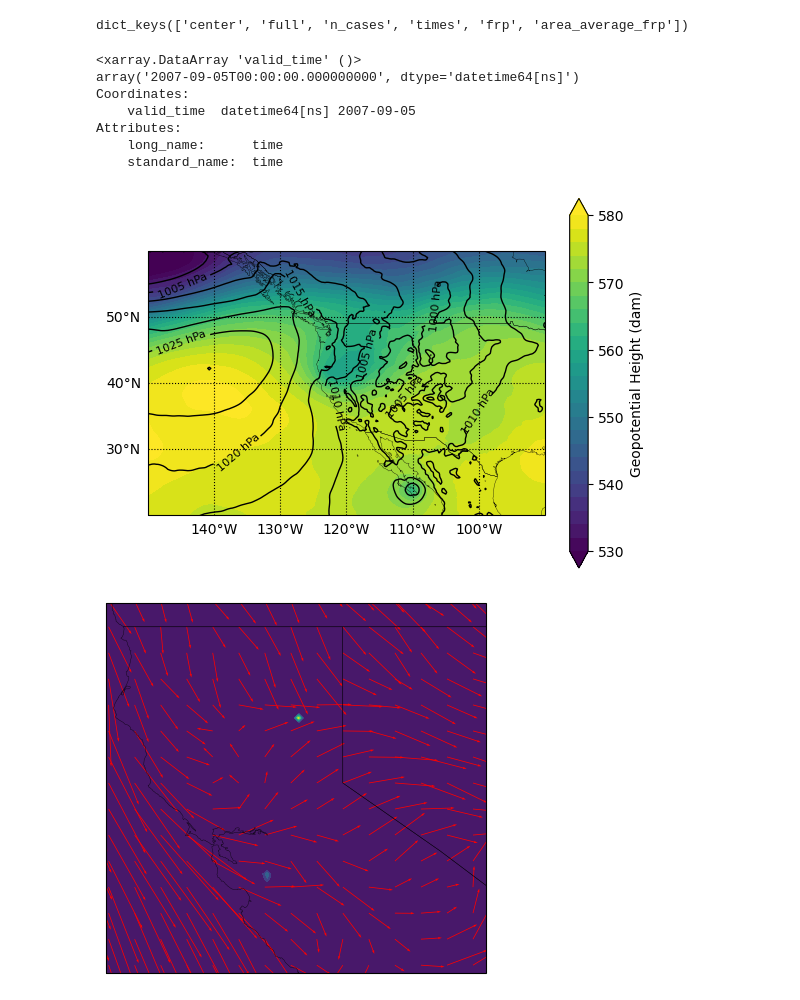
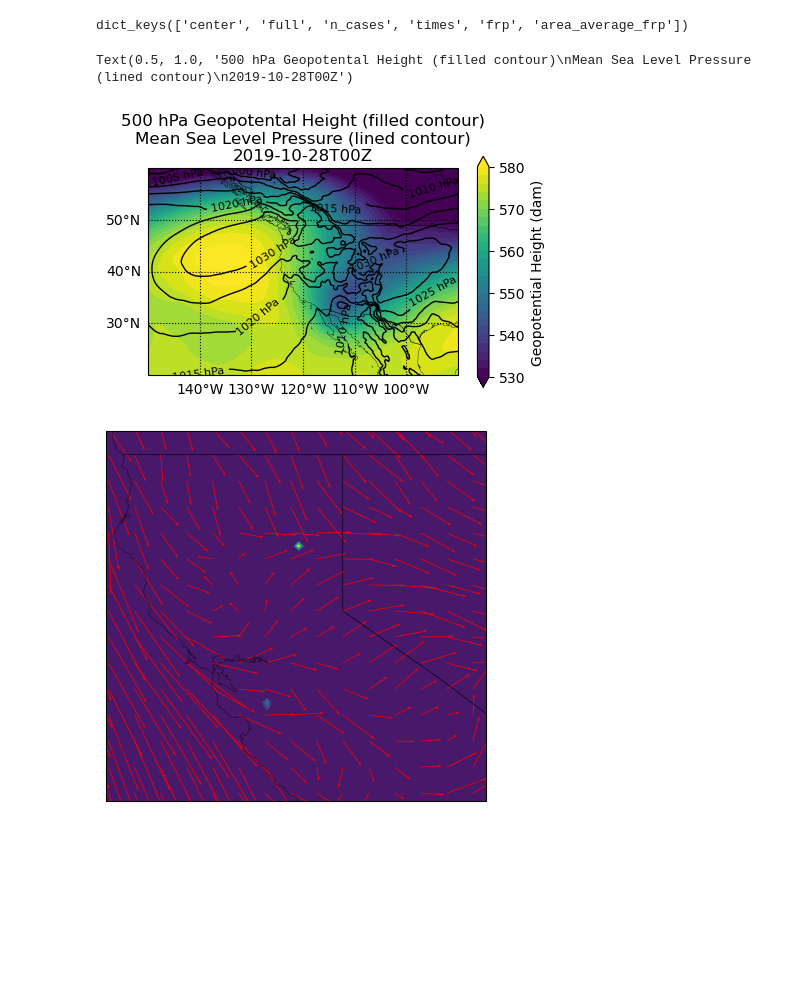
Before and after one commit to aeol1an/NorcalFireRegimes, a Jupyter notebook: analysis.ipynb, the cells around one changed output. Drawn from its saved outputs; the diff is of its cells as text; code cells hidden in the pictures; blank space fills up the shorter version.

```diff
--- a/analysis.ipynb
+++ b/analysis.ipynb
@@ -34,47 +34,42 @@ dict_keys(['center', 'full', 'n_cases', 'times', 'frp', 'area_average_frp'])
 # %%
 i=0
 # %%
-k=1
-time = clusters["k"][k]["times"][i]
+k=0
+time = cu.ts_to_dt('2020-10-27')
 
 z500min = 530
 z500max = 580
 
 mslpmin = 1000
 mslpmax = 1030
 
 fields = clusters["k"][k]["full"]
-fig = plt.figure()
+fig = plt.figure(figsize = (5,3))
 ax = plt.axes(projection=ccrs.PlateCarree())
 ax.axis('scaled')
 ax.add_feature(cfeature.NaturalEarthFeature(category='cultural', name='admin_0_countries', scale='50m'), linewidth=0.25, facecolor='none', edgecolor='black', zorder=2)
 ax.set_extent(synoptic_domain, crs=ccrs.PlateCarree())
 
 hgt_cont = ax.contourf(lonlon_syn, latlat_syn, fields.sel(valid_time=time)['z']/100, range(z500min, z500max+1, 2), extend='both')
 cb = fig.colorbar(hgt_cont, ticks = range(z500min, z500max+1, 10), extend='both')
 cb.update_ticks()
 cb.set_label("Geopotential Height (dam)")
 
 mslp_cont = ax.contour(lonlon_syn, latlat_syn, fields.sel(valid_time=time)['msl']/100, range(mslpmin, mslpmax+1, 5), linewidths=1, colors='black')
 ax.clabel(mslp_cont, range(mslpmin, mslpmax+1, 5), inline=True, fmt = lambda x: f"{round(x)} hPa", fontsize=8)
 
 gl_interval = 10
 gl = ax.gridlines(color="black", linestyle="dotted", draw_labels=True, x_inline=False, y_inline=False)
 gl.xlocator = plt.MultipleLocator(gl_interval)
 gl.ylocator = plt.MultipleLocator(gl_interval)
 gl.right_labels=False
 gl.top_labels=False
 gl.rotate_labels=False
-print(time)
+
+plt.title("500 hPa Geopotental Height (filled contour)\nMean Sea Level Pressure (lined contour)\n2019-10-28T00Z")
 # %% [output]
-<xarray.DataArray 'valid_time' ()>
-array('2007-09-05T00:00:00.000000000', dtype='datetime64[ns]')
-Coordinates:
-    valid_time  datetime64[ns] 2007-09-05
-Attributes:
-    long_name:      time
-    standard_name:  time
+Text(0.5, 1.0, '500 hPa Geopotental Height (filled contour)\nMean Sea Level Pressure (lined contour)\n2019-10-28T00Z')
-[figure, old version]
+[figure, new version]
 # %%
 lonlon_frp, latlat_frp = np.meshgrid(clusters["coords"]['lon_frp'], clusters["coords"]['lat_frp'])
 ax = plt.axes(projection=ccrs.PlateCarree())
```
Also changed, not shown: parts of 4 cells of this notebook, 2 other files.
